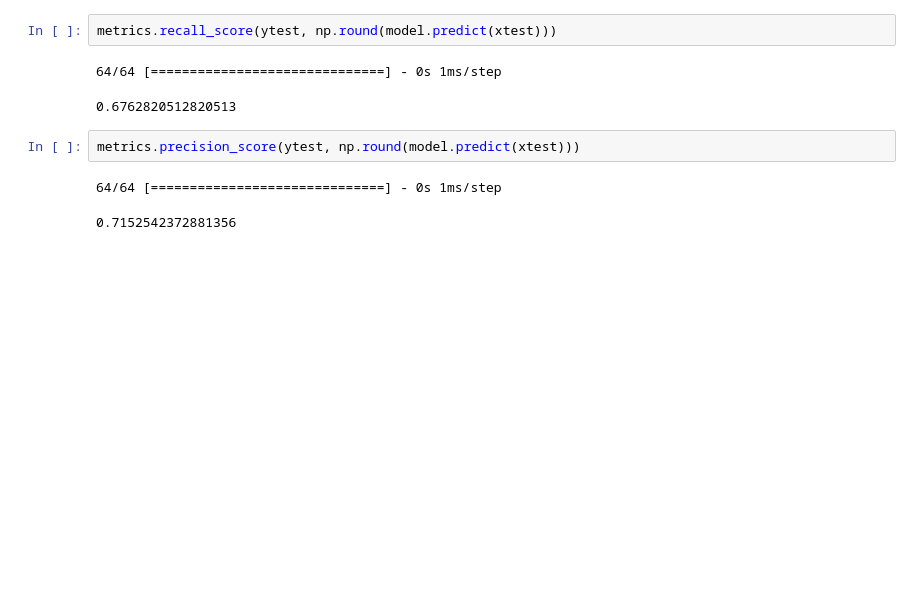
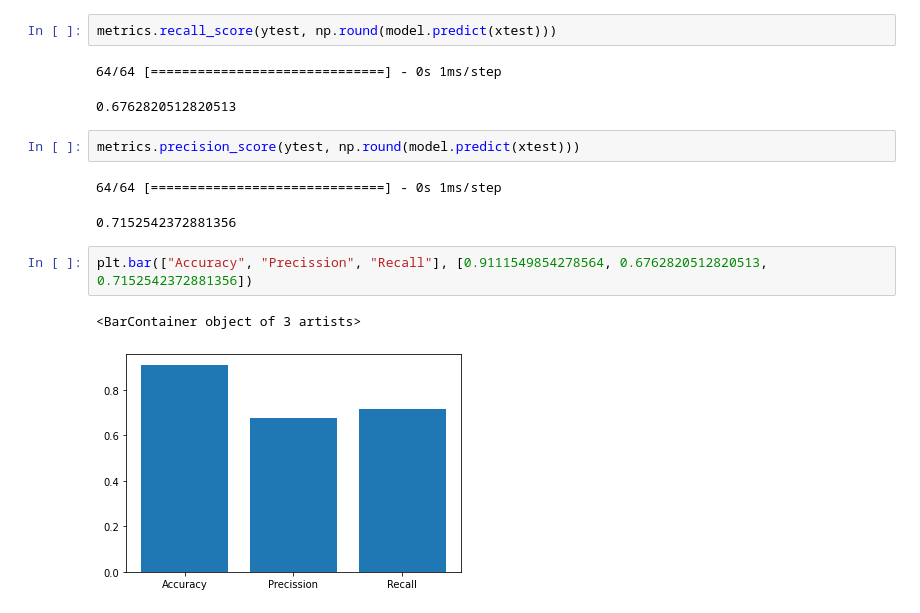
Before and after one commit to Toni2Morales/PrediccionSalidaClientes, a Jupyter notebook: src/notebooks/notebook.ipynb, the cells around one changed output. Drawn from its saved outputs; the diff is of its cells as text; blank space fills up the shorter version.

```diff
--- a/src/notebooks/notebook.ipynb
+++ b/src/notebooks/notebook.ipynb
@@ -363,3 +383,8 @@ metrics.precision_score(ytest, np.round(model.predict(xtest)))
 # %% [output]
 64/64 [==============================] - 0s 1ms/step
 0.7152542372881356
+# %%
+plt.bar(["Accuracy", "Precission", "Recall"], [0.9111549854278564, 0.6762820512820513, 0.7152542372881356])
+# %% [output]
+<BarContainer object of 3 artists>
+[figure, added]
```
Also changed, not shown: parts of 7 cells of this notebook, 3 other files.
